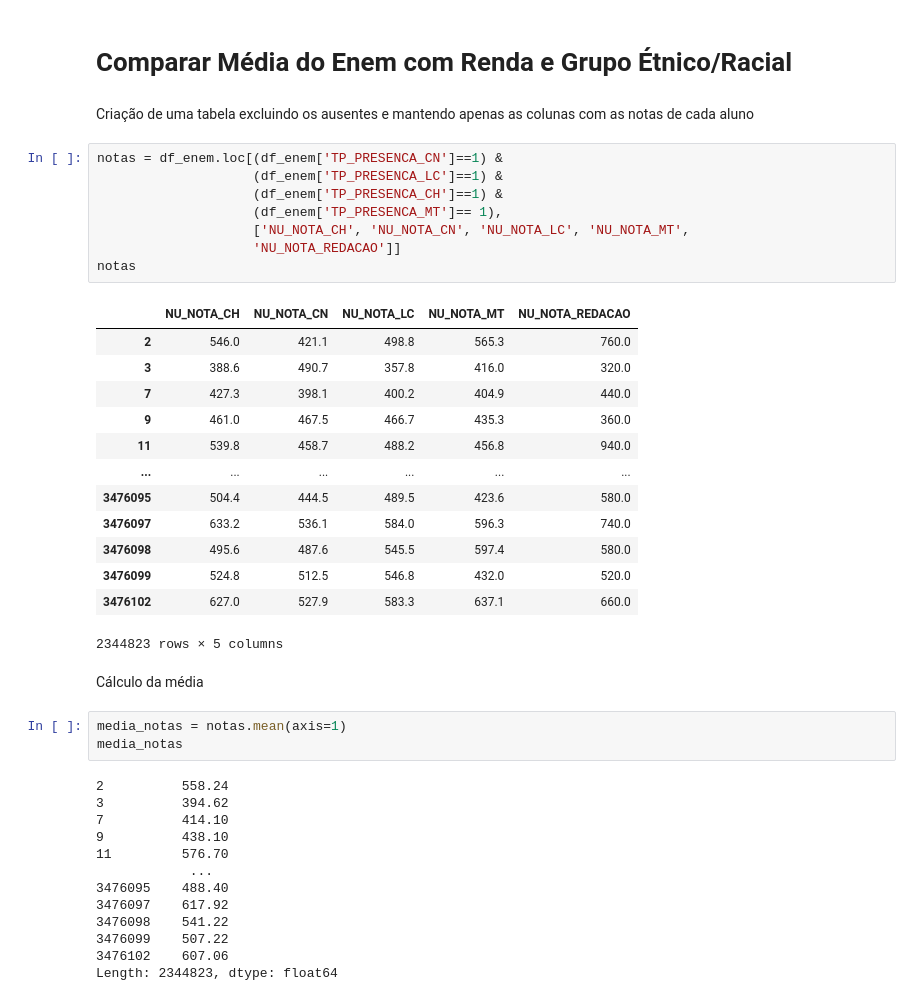
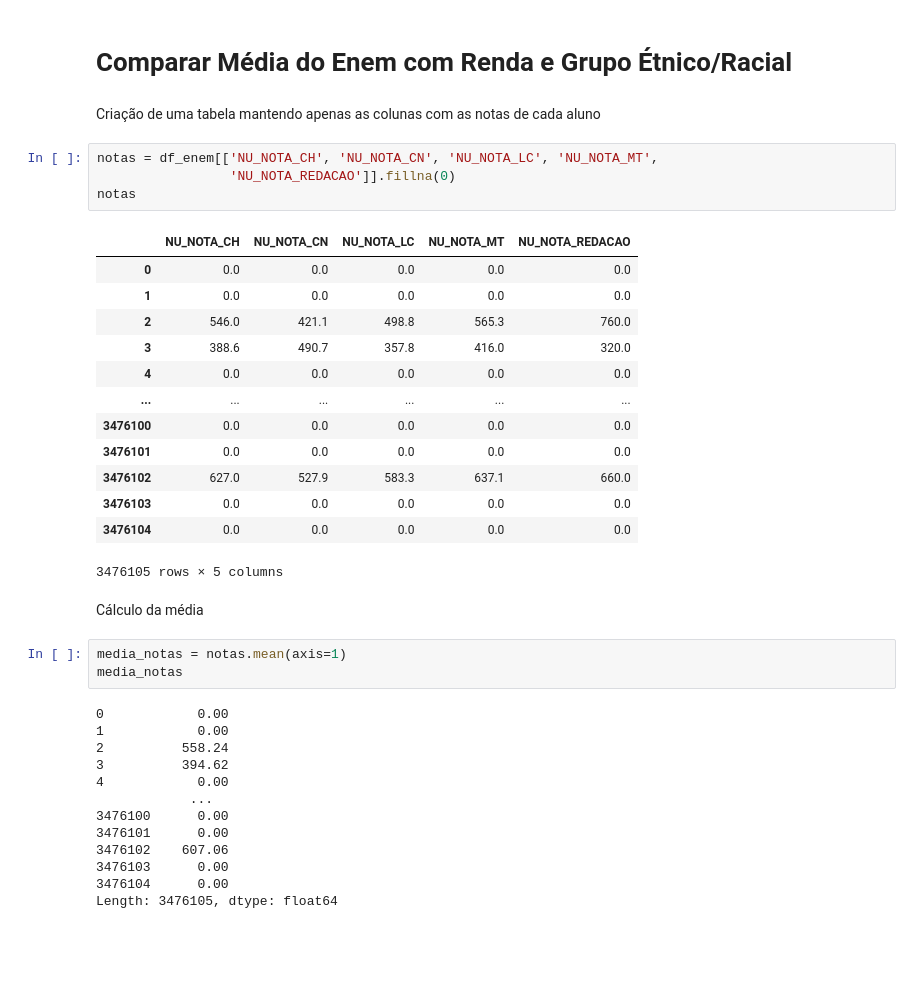
Before and after one commit to Grupo-B-Turma-2-Ada-VemSerTech/Projeto_Mod04_Ada_VemSerTech, a Jupyter notebook: Projeto.ipynb, the cells around one changed output. Drawn from its saved outputs; the diff is of its cells as text; blank space fills up the shorter version.

Commit message:
Criação de tabelas para o diagrama de renda, média e etnia

```diff
--- a/Projeto.ipynb
+++ b/Projeto.ipynb
@@ -616,44 +616,40 @@ Name: count, dtype: int64
 # %% [markdown]
 # Comparar Média do Enem com Renda e Grupo Étnico/Racial
 # %% [markdown]
-Criação de uma tabela excluindo os ausentes e mantendo apenas as colunas com as notas de cada aluno
+Criação de uma tabela mantendo apenas as colunas com as notas de cada aluno
 # %%
-notas = df_enem.loc[(df_enem['TP_PRESENCA_CN']==1) &
-                    (df_enem['TP_PRESENCA_LC']==1) &
-                    (df_enem['TP_PRESENCA_CH']==1) &
-                    (df_enem['TP_PRESENCA_MT']== 1),
-                    ['NU_NOTA_CH', 'NU_NOTA_CN', 'NU_NOTA_LC', 'NU_NOTA_MT',
-                    'NU_NOTA_REDACAO']]
+notas = df_enem[['NU_NOTA_CH', 'NU_NOTA_CN', 'NU_NOTA_LC', 'NU_NOTA_MT',
+                 'NU_NOTA_REDACAO']].fillna(0)
 notas
 # %% [output]
 |  | NU_NOTA_CH | NU_NOTA_CN | NU_NOTA_LC | NU_NOTA_MT | NU_NOTA_REDACAO |
+| 0 | 0.0 | 0.0 | 0.0 | 0.0 | 0.0 |
+| 1 | 0.0 | 0.0 | 0.0 | 0.0 | 0.0 |
 | 2 | 546.0 | 421.1 | 498.8 | 565.3 | 760.0 |
 | 3 | 388.6 | 490.7 | 357.8 | 416.0 | 320.0 |
-| 7 | 427.3 | 398.1 | 400.2 | 404.9 | 440.0 |
-| 9 | 461.0 | 467.5 | 466.7 | 435.3 | 360.0 |
-| 11 | 539.8 | 458.7 | 488.2 | 456.8 | 940.0 |
+| 4 | 0.0 | 0.0 | 0.0 | 0.0 | 0.0 |
 | ... | ... | ... | ... | ... | ... |
-| 3476095 | 504.4 | 444.5 | 489.5 | 423.6 | 580.0 |
-| 3476097 | 633.2 | 536.1 | 584.0 | 596.3 | 740.0 |
-| 3476098 | 495.6 | 487.6 | 545.5 | 597.4 | 580.0 |
-| 3476099 | 524.8 | 512.5 | 546.8 | 432.0 | 520.0 |
+| 3476100 | 0.0 | 0.0 | 0.0 | 0.0 | 0.0 |
+| 3476101 | 0.0 | 0.0 | 0.0 | 0.0 | 0.0 |
 | 3476102 | 627.0 | 527.9 | 583.3 | 637.1 | 660.0 |
+| 3476103 | 0.0 | 0.0 | 0.0 | 0.0 | 0.0 |
+| 3476104 | 0.0 | 0.0 | 0.0 | 0.0 | 0.0 |
-2344823 rows × 5 columns
+3476105 rows × 5 columns
 # %% [markdown]
 Cálculo da média
 # %%
 media_notas = notas.mean(axis=1)
 media_notas
 # %% [output]
+0            0.00
+1            0.00
 2          558.24
 3          394.62
-7          414.10
-9          438.10
-11         576.70
+4            0.00
             ...
-3476095    488.40
-3476097    617.92
-3476098    541.22
-3476099    507.22
+3476100      0.00
+3476101      0.00
 3476102    607.06
-Length: 2344823, dtype: float64
+3476103      0.00
+3476104      0.00
+Length: 3476105, dtype: float64
```
Also changed, not shown: parts of 7 cells of this notebook.
